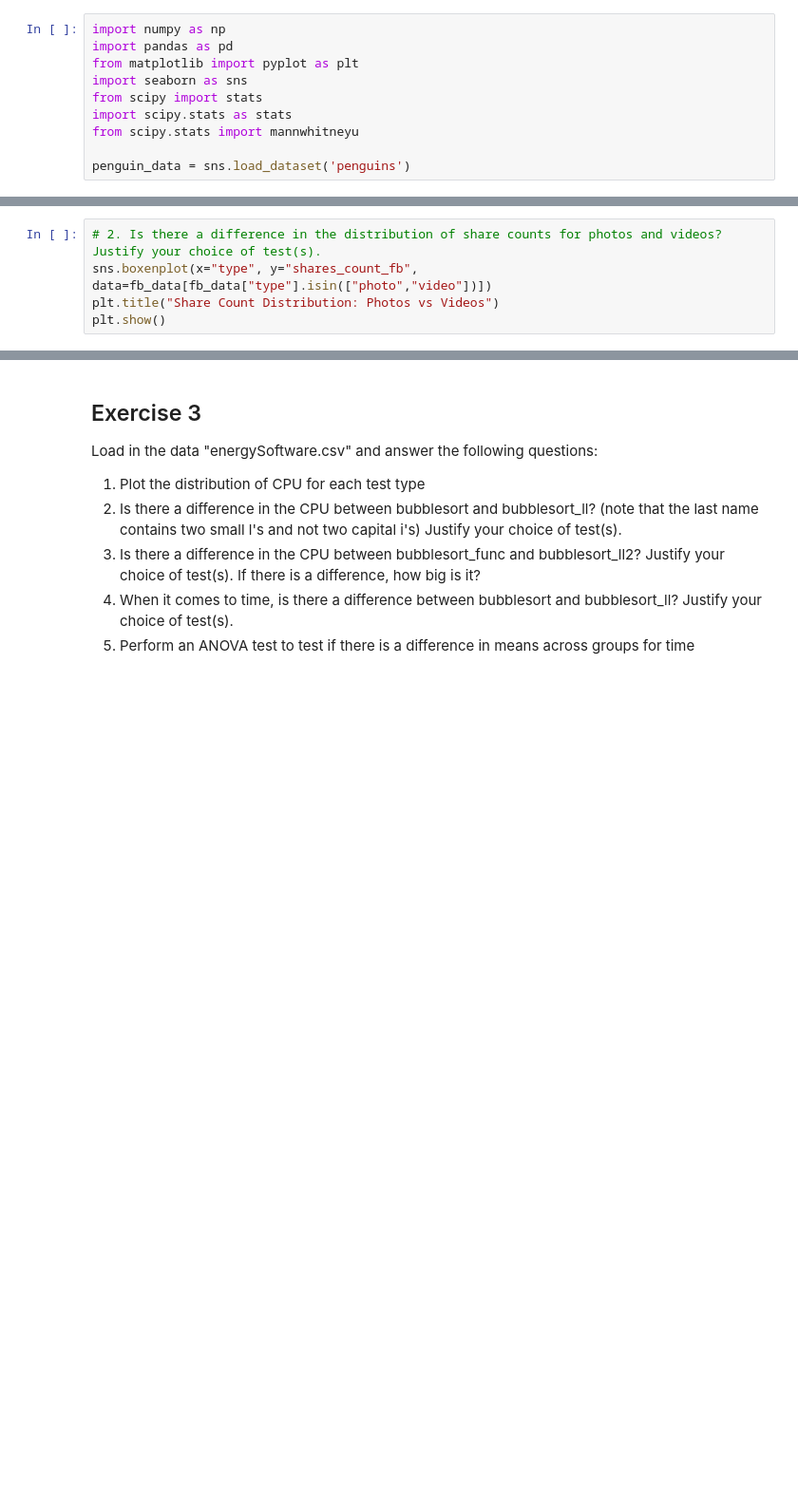
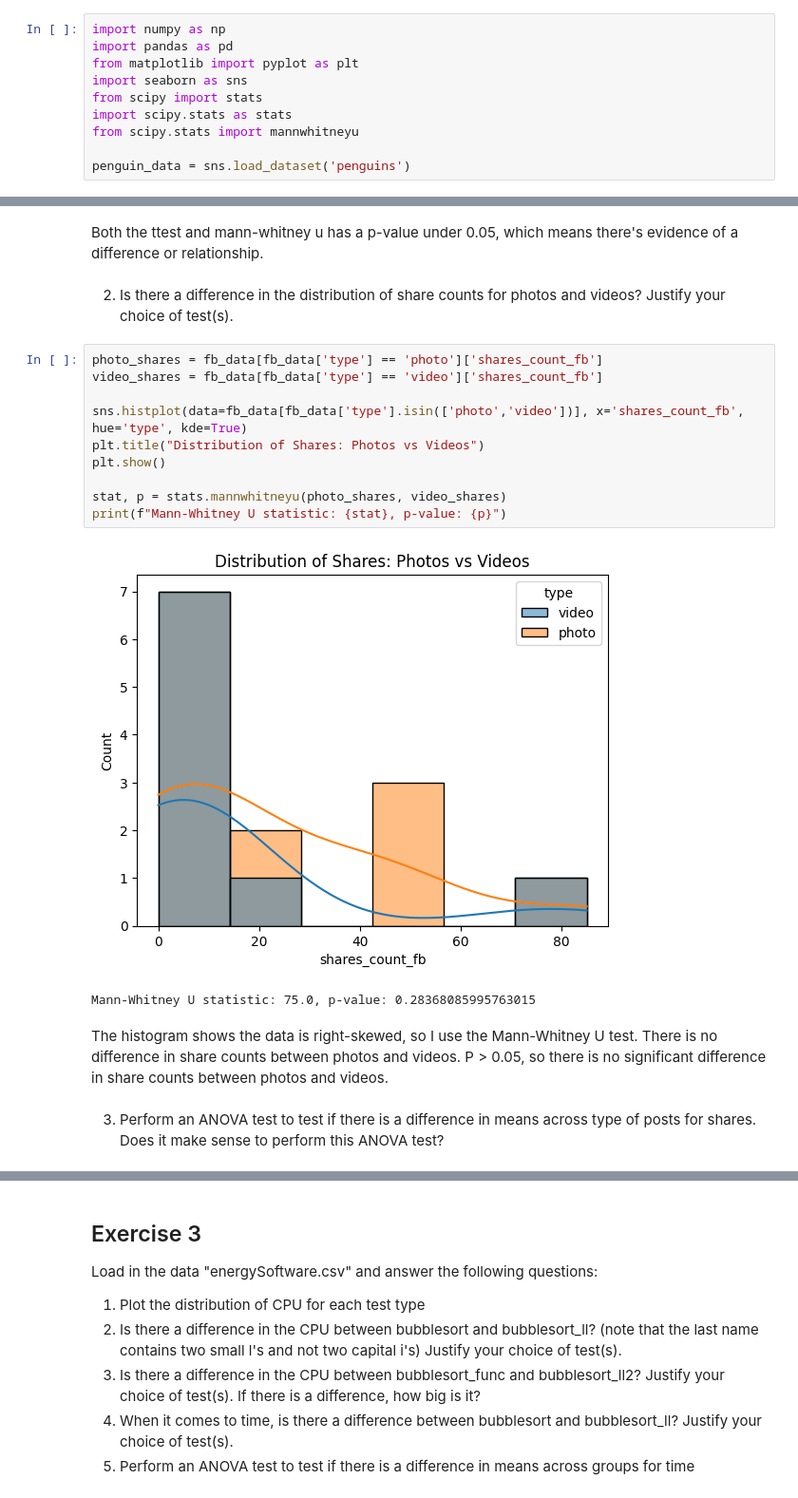
Before and after one commit to nikolajkring/Data-Things---Sem-2, a Jupyter notebook: 3) Statistics/Exercises in statistics.ipynb, the cells around one changed output, grey strips where cells are left out. Shown at 95% size. Cells and saved outputs as stored; diff of their text form; blank space fills up the shorter version.

```diff
--- a/3) Statistics/Exercises in statistics.ipynb
+++ b/3) Statistics/Exercises in statistics.ipynb
@@ -63,6 +105,22 @@ plt.show()
+# %% [markdown]
+Both the ttest and mann-whitney u has a p-value under 0.05, which means there's evidence of a difference or relationship.
+# %% [markdown]
+2. Is there a difference in the distribution of share counts for photos and videos? Justify your choice of test(s).
 # %%
-# 2. Is there a difference in the distribution of share counts for photos and videos? Justify your choice of test(s).
-sns.boxenplot(x="type", y="shares_count_fb", data=fb_data[fb_data["type"].isin(["photo","video"])])
-plt.title("Share Count Distribution: Photos vs Videos")
+photo_shares = fb_data[fb_data['type'] == 'photo']['shares_count_fb']
+video_shares = fb_data[fb_data['type'] == 'video']['shares_count_fb']
+
+sns.histplot(data=fb_data[fb_data['type'].isin(['photo','video'])], x='shares_count_fb', hue='type', kde=True)
+plt.title("Distribution of Shares: Photos vs Videos")
 plt.show()
+
+stat, p = stats.mannwhitneyu(photo_shares, video_shares)
+print(f"Mann-Whitney U statistic: {stat}, p-value: {p}")
+# %% [output]
+[figure, added]
+Mann-Whitney U statistic: 75.0, p-value: 0.28368085995763015
+# %% [markdown]
+The histogram shows the data is right-skewed, so I use the Mann-Whitney U test. There is no difference in share counts between photos and videos. P > 0.05, so there is no significant difference in share counts between photos and videos.
+# %% [markdown]
+3. Perform an ANOVA test to test if there is a difference in means across type of posts for shares. Does it make sense to perform this ANOVA test?
 # %%
```
Also changed, not shown: parts of 37 cells of this notebook, 1 other file.
